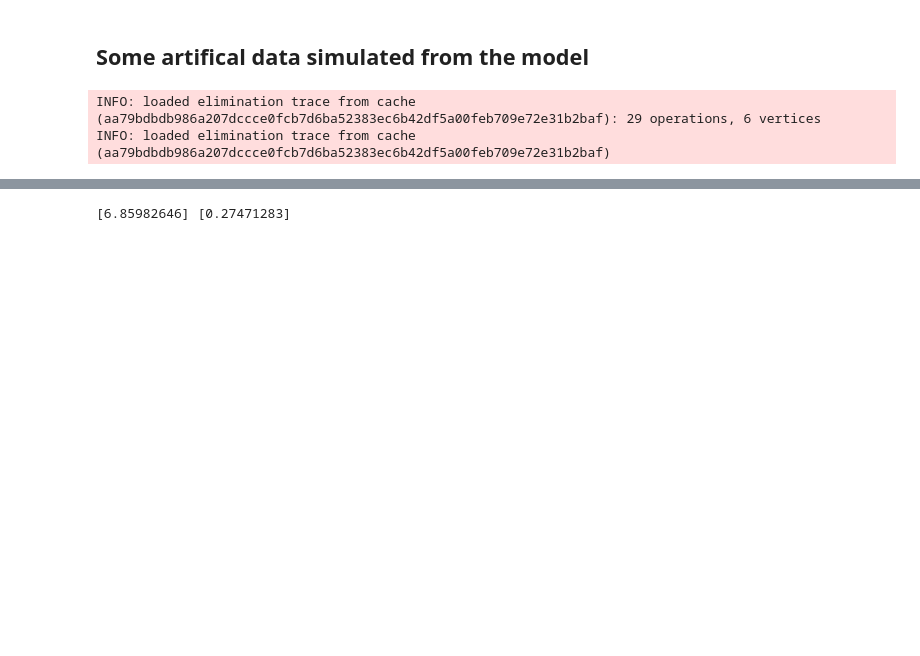
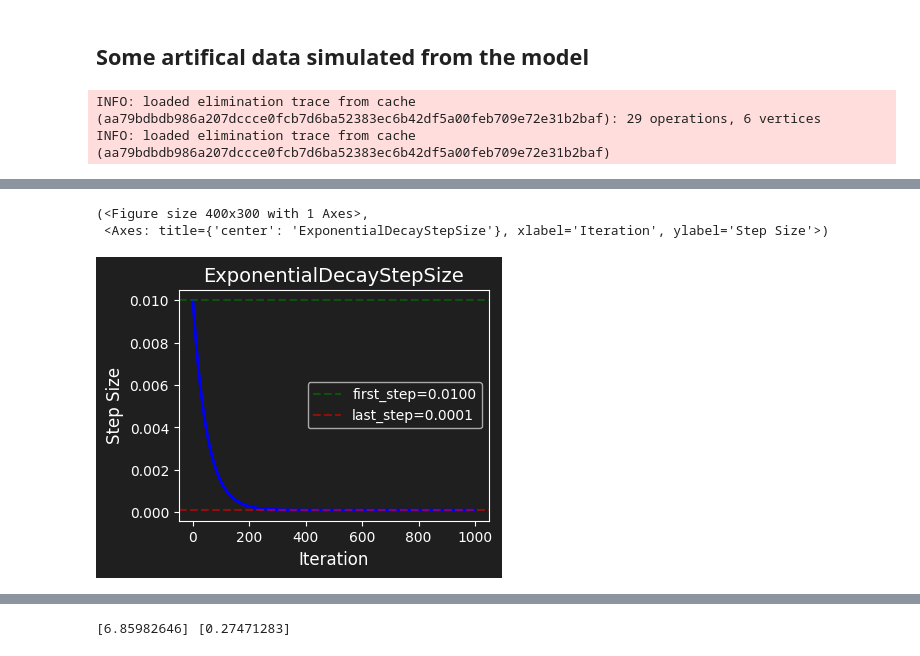
Before and after one commit to munch-group/PtDAlgorithms, a Jupyter notebook: docs/pages/tutorials/simple_example.ipynb, the cells around one changed output, grey strips where cells are left out. Drawn from its saved outputs; the diff is of its cells as text; code cells hidden in the pictures; blank space fills up the shorter version.

```diff
--- a/docs/pages/tutorials/simple_example.ipynb
+++ b/docs/pages/tutorials/simple_example.ipynb
@@ -172,0 +72,7 @@ params = dict(
+# %%
+reg_schedule = ExponentialDecayRegularization(first_reg=10.0, last_reg=1.0, tau=50.0)
+step_schedule.plot()
+# %% [output]
+(<Figure size 400x300 with 1 Axes>,
+ <Axes: title={'center': 'ExponentialDecayStepSize'}, xlabel='Iteration', ylabel='Step Size'>)
+[figure, added]
```
Also changed, not shown: parts of 10 cells of this notebook, 29 other files.
